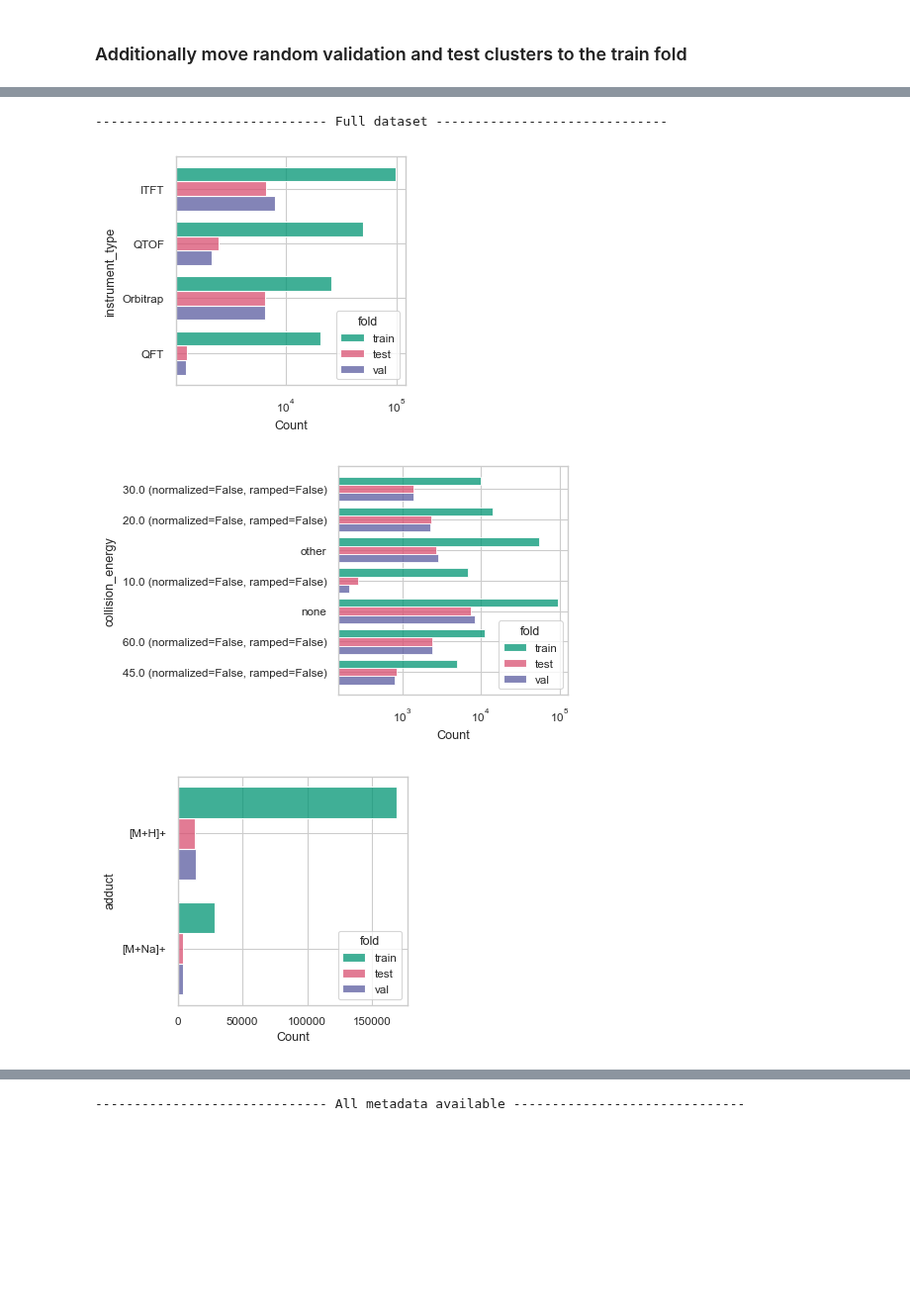
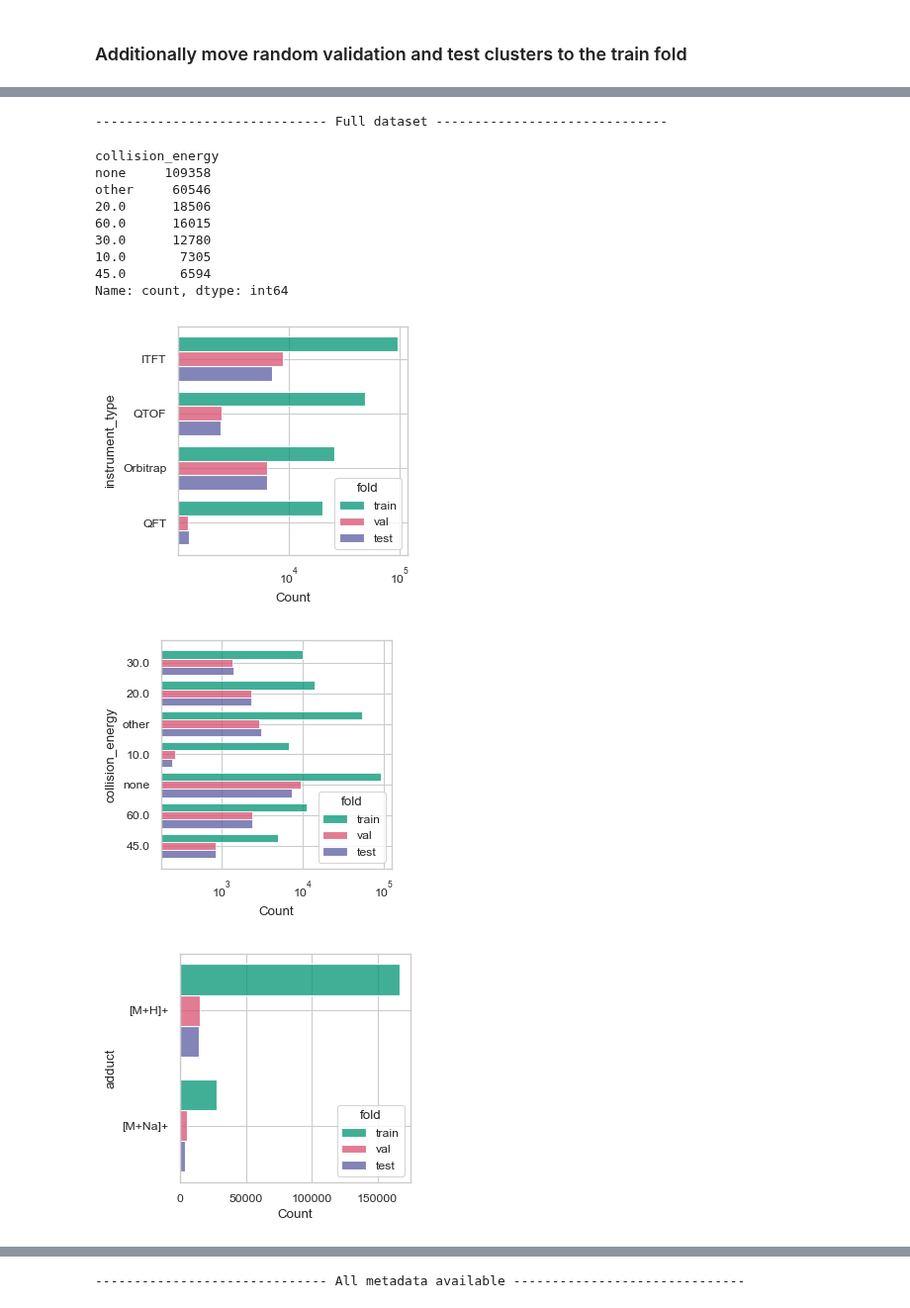
Before and after one commit to pluskal-lab/MassSpecGym, a Jupyter notebook: notebooks/dataset_construction/5_split.ipynb, the cells around one changed output, grey strips where cells are left out. Shown at 99% size. Cells and saved outputs as stored; diff of their text form; code cells hidden in the pictures; blank space fills up the shorter version.

```diff
--- a/notebooks/dataset_construction/5_split.ipynb
+++ b/notebooks/dataset_construction/5_split.ipynb
@@ -17,8 +17,7 @@ from matchms import Spectrum
 from matchms.exporting import save_as_mgf
 import massspecgym.utils as utils
 # %%
-df = pd.read_csv('../../data/data/MassSpecGym.tsv', sep='\t')
-df
+df = pd.read_csv('../../data/data/MassSpecGym_std.tsv', sep='\t')
 # %% [output]
 |  | mzs | intensities | inchi | inchikey | precursor_mz | adduct | parent_mass | formula | ... |
 | 0 | 91.0542,125.0233,154.0499,155.057... | 0.24524524524524524,1.0,0.0800800... | InChI=1S/C16H17NO4/c1-11(18)17-14... | VFMQMACUYWGDOJ | 288.1225 | [M+H]+ | 287.115224 | C16H17NO4 | ... |
@@ -105,7 +104,7 @@ def simple_ce(ce):
     if pd.isnull(ce):
         return 'none'
     if ce in top_k_ces:
-        return ce
+        return str(ce)
     return 'other'
 
 def simple_smiles_count(smiles):
@@ -242,28 +241,38 @@ All metadata available (percentage=True)
 # %%
 utils.init_plotting(figsize=(3, 3))
 
 for df_name, df_plot in [('Full dataset', df_split.copy()), ('All metadata available', df_split.copy().dropna())]:
     print('-' * 30, df_name, '-' * 30)
     df_plot['instrument_type'] = df_plot['instrument_type'].str.replace('Q Exactive Focus Hybrid Quadrupole Orbitrap Mass Spectrometer (Thermo Fisher Scientific)', 'Q Exactive')
     df_plot['collision_energy'] = df_plot['collision_energy'].apply(simple_ce)
+    display(df_plot['collision_energy'].value_counts())
     df_plot['smiles_count'] = df_plot['smiles'].apply(simple_smiles_count)
 
     sns.histplot(y='instrument_type', data=df_plot, hue='fold', multiple='dodge', discrete=True, shrink=.8)
     plt.xscale('log')
     plt.show()
 
     sns.histplot(y='collision_energy', data=df_plot, hue='fold', multiple='dodge', discrete=True, shrink=.8)
     plt.xscale('log')
     plt.show()
 
     sns.histplot(y='adduct', data=df_plot, hue='fold', multiple='dodge', discrete=True, shrink=.8)
     # plt.xscale('log')
     plt.show()
 
     sns.histplot(y='smiles_count', data=df_plot, hue='fold', multiple='dodge', discrete=True, shrink=.8)
     plt.show()
 # %% [output]
 ------------------------------ Full dataset ------------------------------
+collision_energy
+none     109358
+other     60546
+20.0      18506
+60.0      16015
+30.0      12780
+10.0       7305
+45.0       6594
+Name: count, dtype: int64
-[figure, old version]
+[figure, new version]
-[figure, old version]
+[figure, new version]
-[figure, old version]
+[figure, new version]
@@ -271 +280 @@ for df_name, df_plot in [('Full dataset', df_split.copy()), ('All metadata avail
------------------------------- All metadata available ------------------------------
+------------------------------ All metadata available ------------------------------
```
Also changed, not shown: parts of 15 cells of this notebook, 2 other files.
